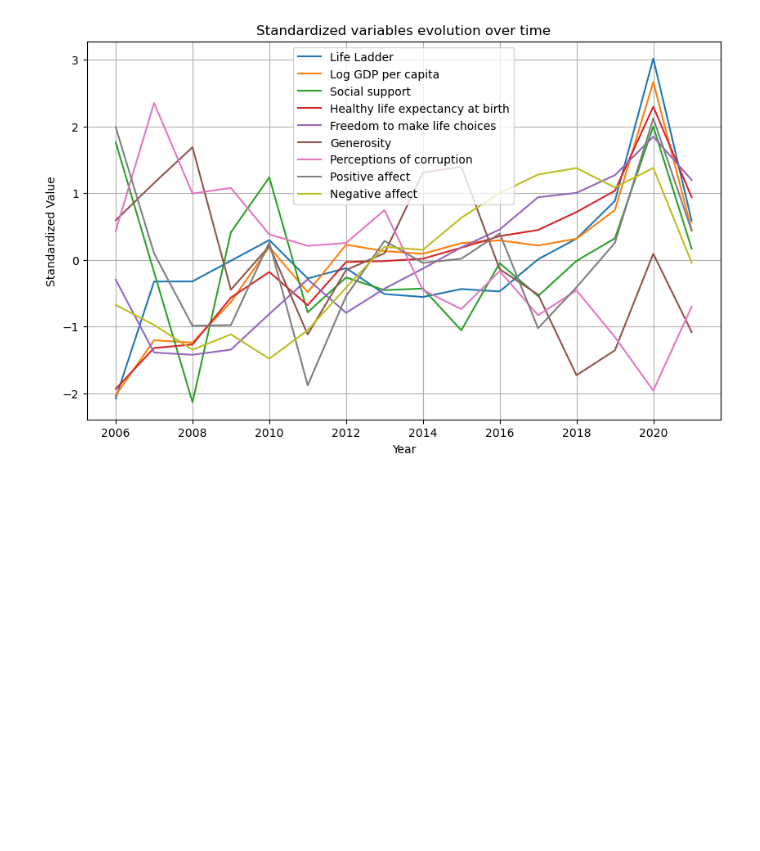
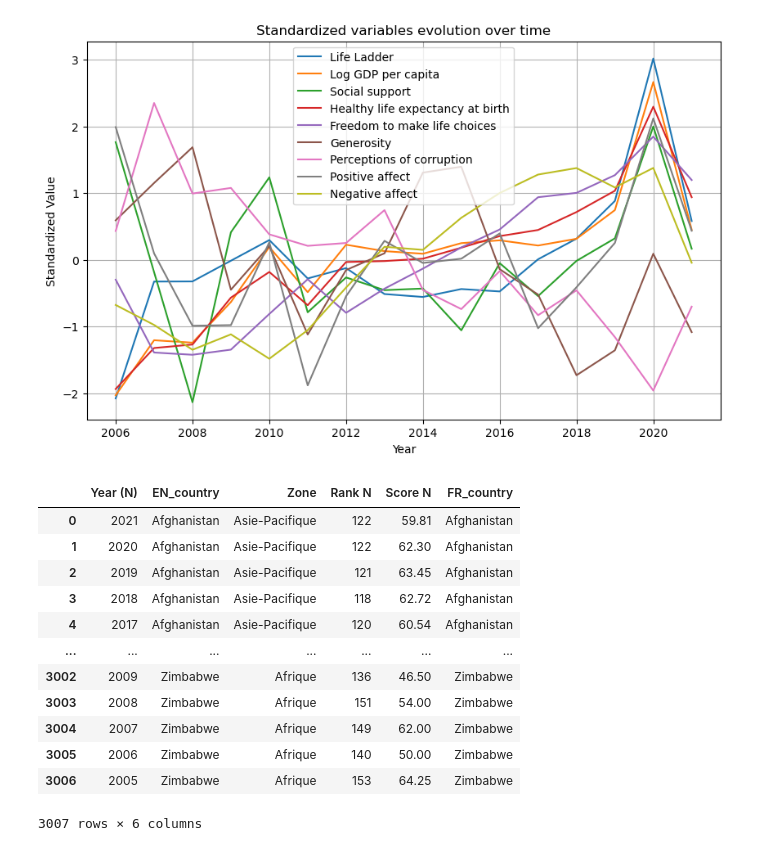
Before and after one commit to SkylerAuraArena/happinessmeter, a Jupyter notebook: notebooks/Pre_processing retraité.ipynb, the cells around one changed output. Saved outputs shown, nothing was run; the diff lists cells and outputs as text; code cells hidden in the pictures; blank space fills up the shorter version.

Commit message:
Début de travail sur la corruption
Import du fichier consolidé RSF
Début d'harmonisation des noms de pays

```diff
--- a/notebooks/Pre_processing retraité.ipynb
+++ b/notebooks/Pre_processing retraité.ipynb
@@ -866,0 +870,18 @@ plt.show()
+# %%
+# Import du classement RSF
+rsf = pd.read_excel('../data/RSF.xlsx')
+rsf
+# %% [output]
+|  | Year (N) | EN_country | Zone | Rank N | Score N | FR_country |
+| 0 | 2021 | Afghanistan | Asie-Pacifique | 122 | 59.81 | Afghanistan |
+| 1 | 2020 | Afghanistan | Asie-Pacifique | 122 | 62.30 | Afghanistan |
+| 2 | 2019 | Afghanistan | Asie-Pacifique | 121 | 63.45 | Afghanistan |
+| 3 | 2018 | Afghanistan | Asie-Pacifique | 118 | 62.72 | Afghanistan |
+| 4 | 2017 | Afghanistan | Asie-Pacifique | 120 | 60.54 | Afghanistan |
+| ... | ... | ... | ... | ... | ... | ... |
+| 3002 | 2009 | Zimbabwe | Afrique | 136 | 46.50 | Zimbabwe |
+| 3003 | 2008 | Zimbabwe | Afrique | 151 | 54.00 | Zimbabwe |
+| 3004 | 2007 | Zimbabwe | Afrique | 149 | 62.00 | Zimbabwe |
+| 3005 | 2006 | Zimbabwe | Afrique | 140 | 50.00 | Zimbabwe |
+| 3006 | 2005 | Zimbabwe | Afrique | 153 | 64.25 | Zimbabwe |
+3007 rows × 6 columns
```
Also changed, not shown: parts of 12 cells of this notebook, 3 other files.
